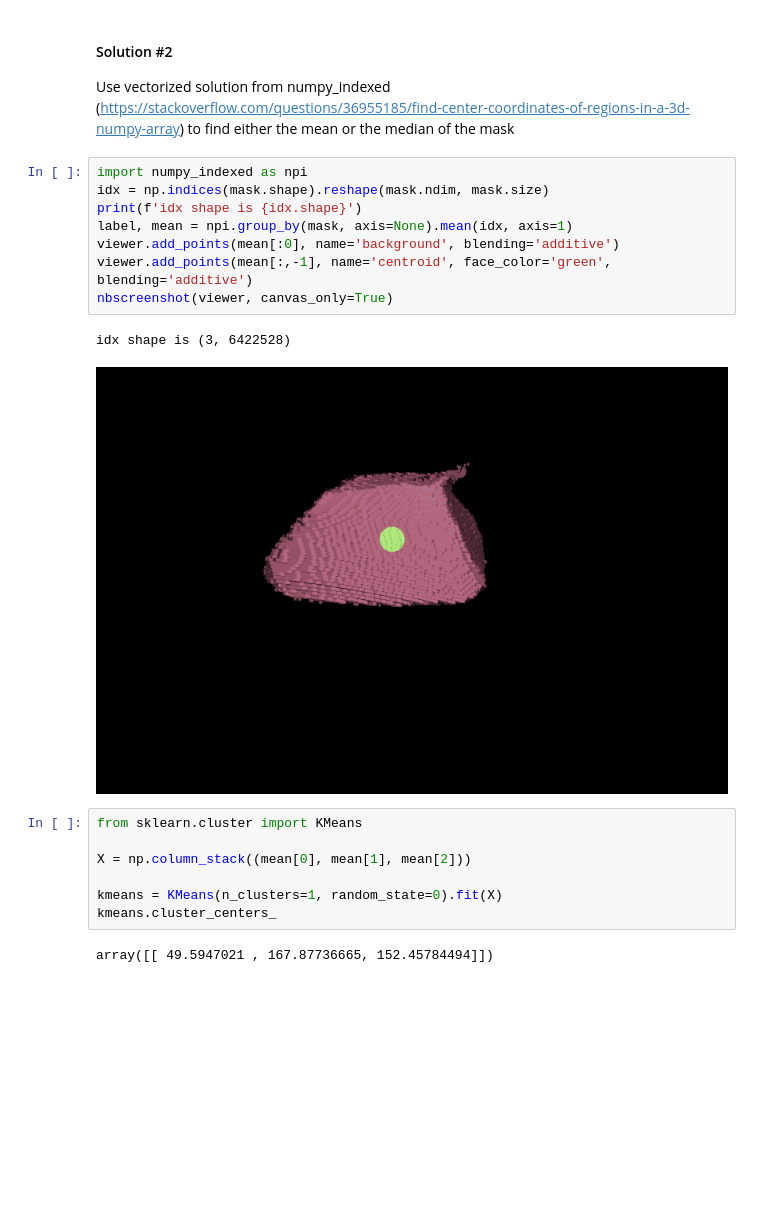
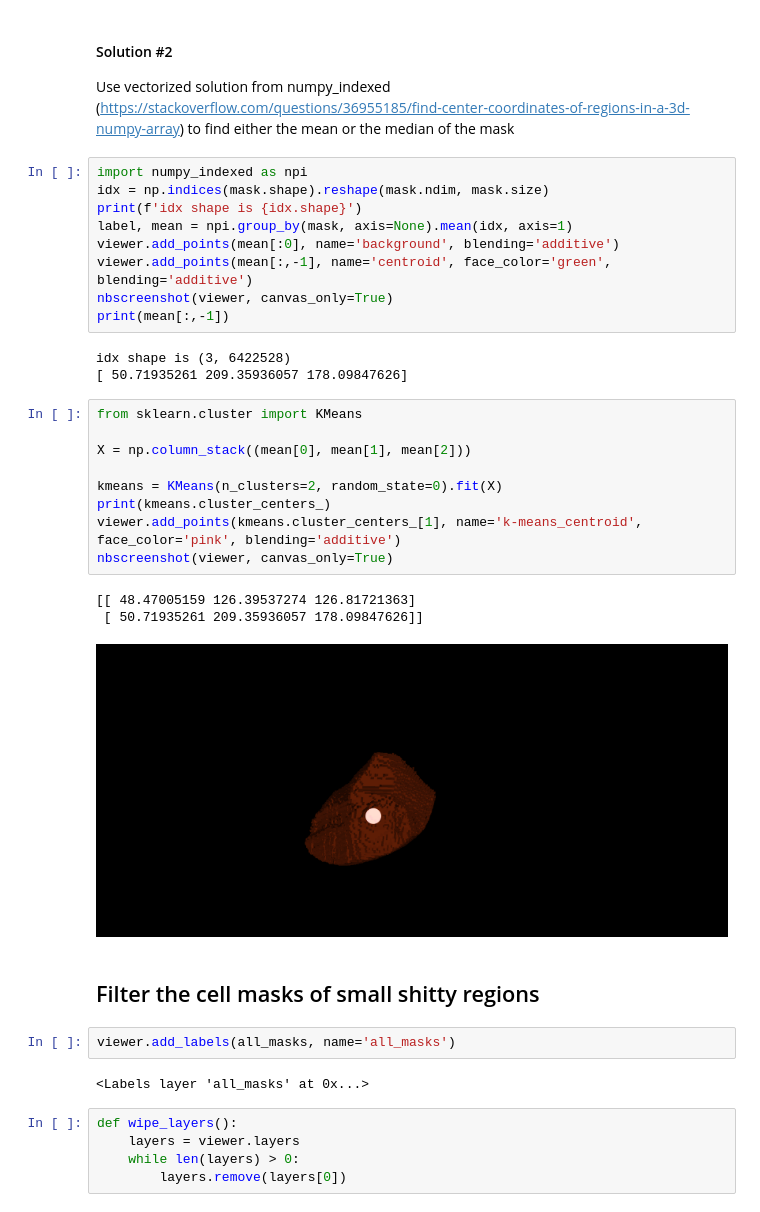
Before and after one commit to zacswider/volume-distribution, a Jupyter notebook: notepad.ipynb, the cells around one changed output. Drawn from its saved outputs; the diff is of its cells as text; blank space fills up the shorter version.

```diff
--- a/notepad.ipynb
+++ b/notepad.ipynb
@@ -79,15 +80,31 @@ label, mean = npi.group_by(mask, axis=None).mean(idx, axis=1)
 viewer.add_points(mean[:0], name='background', blending='additive')
 viewer.add_points(mean[:,-1], name='centroid', face_color='green', blending='additive')
 nbscreenshot(viewer, canvas_only=True)
+print(mean[:,-1])
 # %% [output]
 idx shape is (3, 6422528)
+[ 50.71935261 209.35936057 178.09847626]
-[figure, removed]
 # %%
 from sklearn.cluster import KMeans
 
 X = np.column_stack((mean[0], mean[1], mean[2]))
 
-kmeans = KMeans(n_clusters=1, random_state=0).fit(X)
-kmeans.cluster_centers_
+kmeans = KMeans(n_clusters=2, random_state=0).fit(X)
+print(kmeans.cluster_centers_)
+viewer.add_points(kmeans.cluster_centers_[1], name='k-means_centroid', face_color='pink', blending='additive')
+nbscreenshot(viewer, canvas_only=True)
 # %% [output]
-array([[ 49.5947021 , 167.87736665, 152.45784494]])
+[[ 48.47005159 126.39537274 126.81721363]
+ [ 50.71935261 209.35936057 178.09847626]]
+[figure, added]
+# %% [markdown]
+## Filter the cell masks of small shitty regions
+# %%
+viewer.add_labels(all_masks, name='all_masks')
+# %% [output]
+<Labels layer 'all_masks' at 0x...>
+# %%
+def wipe_layers():
+    layers = viewer.layers
+    while len(layers) > 0:
+        layers.remove(layers[0])
```
Also changed, not shown: parts of 5 cells of this notebook.
